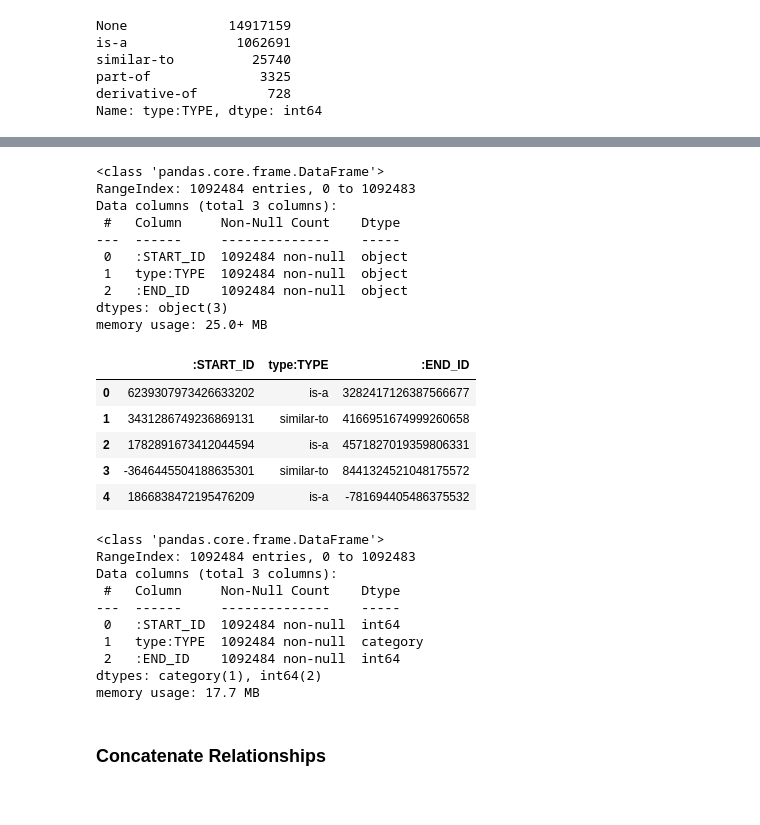
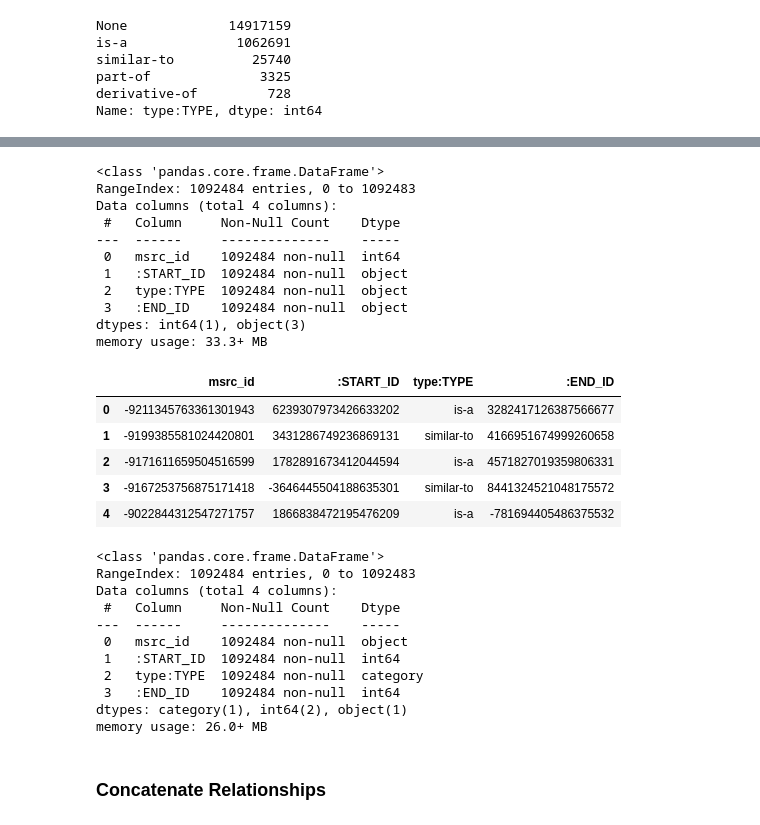
Before and after one commit to egilber/csl-behring, a Jupyter notebook: notebooks/1.0_resnet_data_for_Neo4j.ipynb, the cells around one changed output, grey strips where cells are left out. Saved outputs shown, nothing was run; the diff lists cells and outputs as text; code cells hidden in the pictures.

```diff
--- a/notebooks/1.0_resnet_data_for_Neo4j.ipynb
+++ b/notebooks/1.0_resnet_data_for_Neo4j.ipynb
@@ -423,7 +432,9 @@ Wall time: 17.6 s
 | 3 | -5257562996174351644 | None | -5257562996174351644 | None | None |
 | 4 | -5055366494525421779 | None | -5055366494525421779 | None | None |
 # %%
-df_att.columns=['id1', ':START_ID', 'id2', 'type:TYPE', ':END_ID']
+# df_att.columns=['id1', ':START_ID', 'id2', 'type:TYPE', ':END_ID']
+df_att.columns=['msrc_id', ':START_ID', 'id2', 'type:TYPE', ':END_ID']
+
 df_att.info()
 # %% [output]
 <class 'pandas.core.frame.DataFrame'>
@@ -471,25 +482,28 @@ memory usage: 41.7+ MB
 | 3 | -9167253756875171418 | -3646445504188635301 | -9167253756875171418 | similar-to | 8441324521048175572 |
 | 4 | -9022844312547271757 | 1866838472195476209 | -9022844312547271757 | is-a | -781694405486375532 |
 # %%
-df_att=df_att.drop(columns=['id1', 'id2'])
+# df_att=df_att.drop(columns=['id1', 'id2'])
+df_att=df_att.drop(columns=['id2'])
+
 df_att.info(); df_att.head()
 # %% [output]
 <class 'pandas.core.frame.DataFrame'>
 RangeIndex: 1092484 entries, 0 to 1092483
-Data columns (total 3 columns):
+Data columns (total 4 columns):
  #   Column     Non-Null Count    Dtype
 ---  ------     --------------    -----
- 0   :START_ID  1092484 non-null  object
- 1   type:TYPE  1092484 non-null  object
- 2   :END_ID    1092484 non-null  object
-dtypes: object(3)
-memory usage: 25.0+ MB
+ 0   msrc_id    1092484 non-null  int64
+ 1   :START_ID  1092484 non-null  object
+ 2   type:TYPE  1092484 non-null  object
+ 3   :END_ID    1092484 non-null  object
+dtypes: int64(1), object(3)
+memory usage: 33.3+ MB
-|  | :START_ID | type:TYPE | :END_ID |
-| 0 | 6239307973426633202 | is-a | 3282417126387566677 |
-| 1 | 3431286749236869131 | similar-to | 4166951674999260658 |
-| 2 | 1782891673412044594 | is-a | 4571827019359806331 |
-| 3 | -3646445504188635301 | similar-to | 8441324521048175572 |
-| 4 | 1866838472195476209 | is-a | -781694405486375532 |
+|  | msrc_id | :START_ID | type:TYPE | :END_ID |
+| 0 | -9211345763361301943 | 6239307973426633202 | is-a | 3282417126387566677 |
+| 1 | -9199385581024420801 | 3431286749236869131 | similar-to | 4166951674999260658 |
+| 2 | -9171611659504516599 | 1782891673412044594 | is-a | 4571827019359806331 |
+| 3 | -9167253756875171418 | -3646445504188635301 | similar-to | 8441324521048175572 |
+| 4 | -9022844312547271757 | 1866838472195476209 | is-a | -781694405486375532 |
 # %%
 # remove any unwanted white space
 for col in list(df_att.columns):
@@ -504,14 +518,15 @@ df_att.info()
 # %% [output]
 <class 'pandas.core.frame.DataFrame'>
 RangeIndex: 1092484 entries, 0 to 1092483
-Data columns (total 3 columns):
+Data columns (total 4 columns):
  #   Column     Non-Null Count    Dtype
 ---  ------     --------------    -----
- 0   :START_ID  1092484 non-null  int64
- 1   type:TYPE  1092484 non-null  category
- 2   :END_ID    1092484 non-null  int64
-dtypes: category(1), int64(2)
-memory usage: 17.7 MB
+ 0   msrc_id    1092484 non-null  object
+ 1   :START_ID  1092484 non-null  int64
+ 2   type:TYPE  1092484 non-null  category
+ 3   :END_ID    1092484 non-null  int64
+dtypes: category(1), int64(2), object(1)
+memory usage: 26.0+ MB
 # %%
 df_att.to_pickle('./data/processed/attributes_df.pkl')
 # %% [markdown]
```
Also changed, not shown: parts of 36 cells of this notebook.
